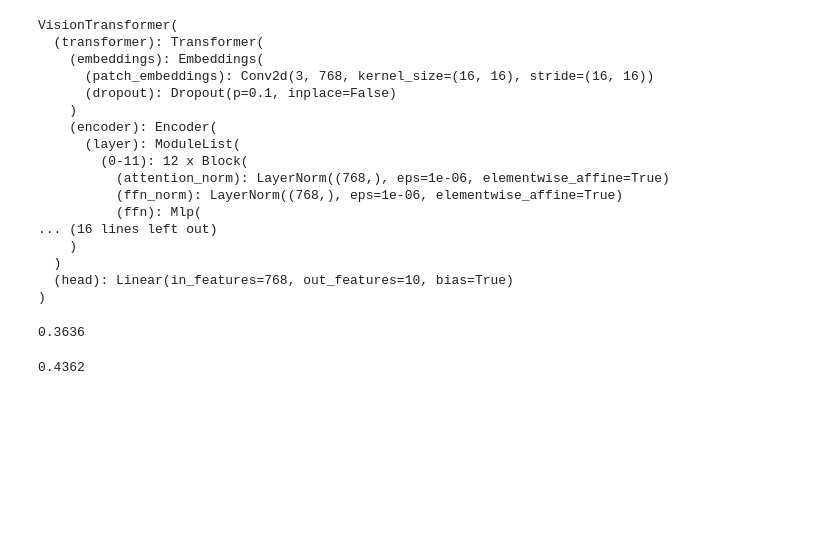
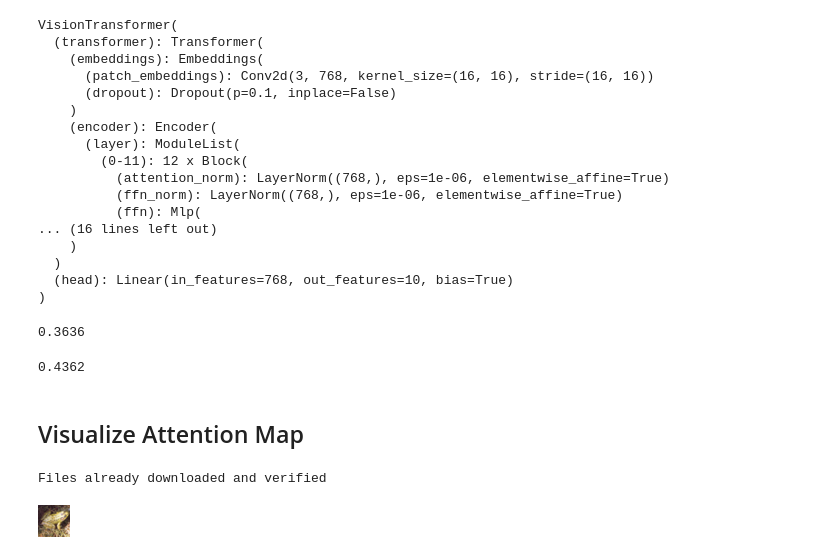
Before and after one commit to Vincent-La/ViT-CMSC472, a Jupyter notebook: evaluation.ipynb, the cells around one changed output. Saved outputs shown, nothing was run; the diff lists cells and outputs as text; code cells hidden in the pictures; blank space fills up the shorter version.

Commit message:
displaying attention maps

```diff
--- a/evaluation.ipynb
+++ b/evaluation.ipynb
@@ -152,3 +156,5 @@ bit_model2.load_state_dict(checkpoint)
 eval_model(bit_model2)
 # %% [output]
 0.4362
+# %% [markdown]
+## Visualize Attention Map
@@ -154,0 +209,10 @@ eval_model(bit_model2)
+# %%
+dataset = datasets.CIFAR10(root="attention_data", train=False, download=True, transform=None)
+# %% [output]
+Files already downloaded and verified
+# %%
+# img, label = dataset[64]
+img, label = dataset[19]
+img
+# %% [output]
+[figure, added]
```
Also changed, not shown: parts of 9 cells of this notebook, 1 other file.
